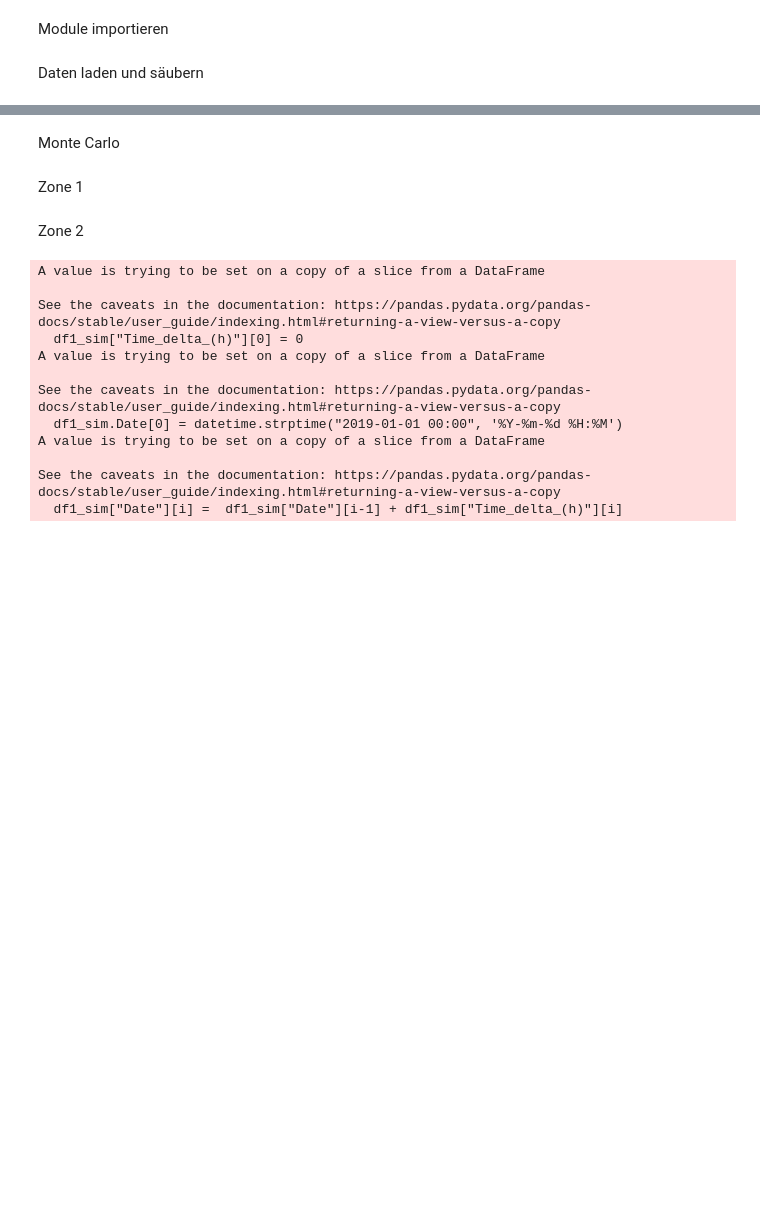
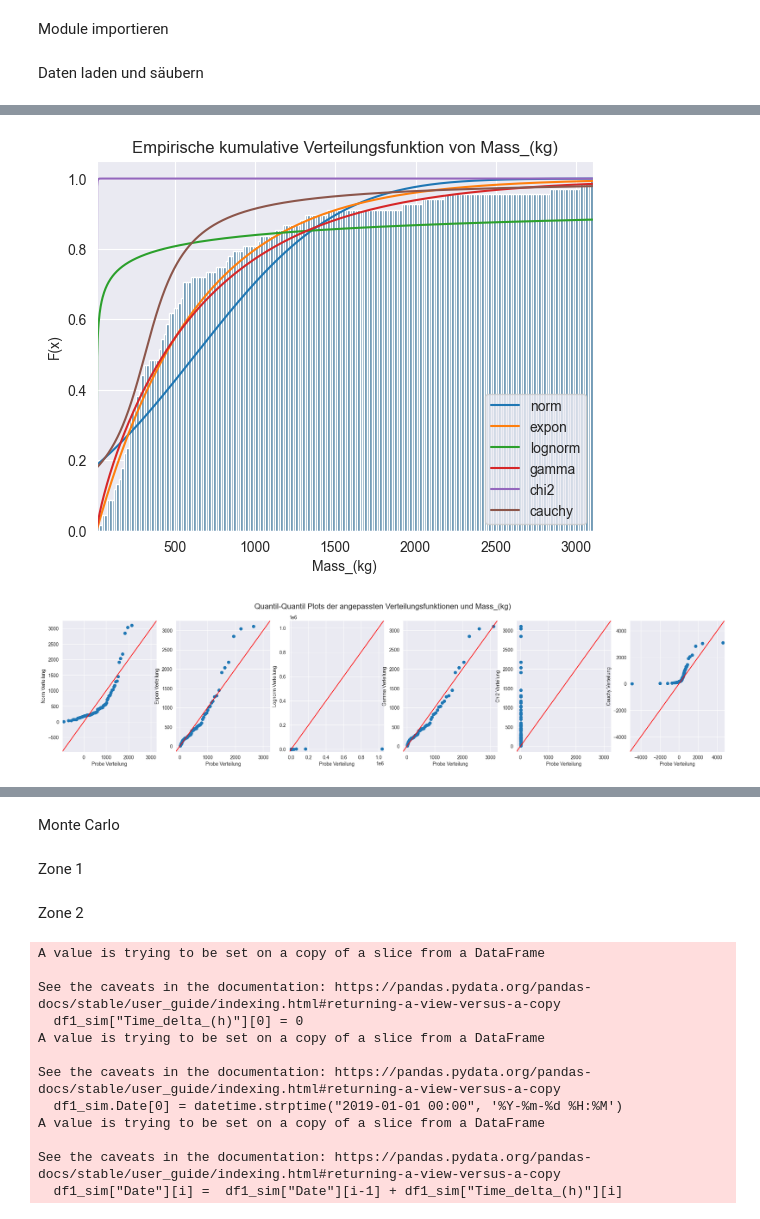
Before and after one commit to lhenchoz/cwm1, a Jupyter notebook: Steinschlag_v2.ipynb, the cells around one changed output, grey strips where cells are left out. Cells and saved outputs as stored; diff of their text form; code cells hidden in the pictures; blank space fills up the shorter version.

```diff
--- a/Steinschlag_v2.ipynb
+++ b/Steinschlag_v2.ipynb
@@ -72,0 +51,32 @@ Zone 1
+# %%
+def goodness_of_fit(data):
+    # Verteilungsfunktionen definieren
+    distributions = ['norm', 'expon', 'lognorm', 'gamma', 'chi2', 'cauchy']
+
+    # Werte gleichmässig auf X-Achse verteilen
+    x = np.linspace(min(data), max(data), 1_000)
+
+    # ECDF von den definierten Verteilungsfunktionen erstellen
+    for distribution in distributions:
+        param = eval('stats.' + distribution + '.fit(data)')
+        sample = eval('stats.' + distribution + '.cdf(x, *param)')
+        plt.plot(x, sample)
+
+    # ECDF ploten
+    plt.hist(data, cumulative=True, density=True, bins=200, color='#5384A6')
+    plt.xlim([data.min(), data.max()])
+    plt.xlabel(data.head().name)
+    plt.ylabel('F(x)')
+    plt.legend(distributions, loc='lower right')
+    plt.title('Empirische kumulative Verteilungsfunktion von ' + data.head().name)
+
+    # QQ-Plots für die Verteilungsfunktionen erstellen und ploten
+    count = 0
+    fig, ax = plt.subplots(1, len(distributions), figsize=(25, 5))
+    fig.suptitle('Quantil-Quantil Plots der angepassten Verteilungsfunktionen und ' + data.head().name, fontsize=16)
+
+    for distribution in distributions:
+        param = eval('stats.' + distribution + '.fit(data)')
+        sample = eval('stats.' + distribution + '.rvs(*param, size = 10000)')
+        sm.qqplot_2samples(data, sample, xlabel=distribution.capitalize() + ' Verteilung', ylabel='Probe Verteilung', line='45', ax=ax[count])
+        count += 1
@@ -73,2 +88,5 @@ Zone 1
 # %%
-#fit_distribution(df1['Mass_(kg)'])
+goodness_of_fit(df1['Mass_(kg)'])
+# %% [output]
+[figure, added]
+[figure, added]
```
Also changed, not shown: parts of 17 cells of this notebook.
